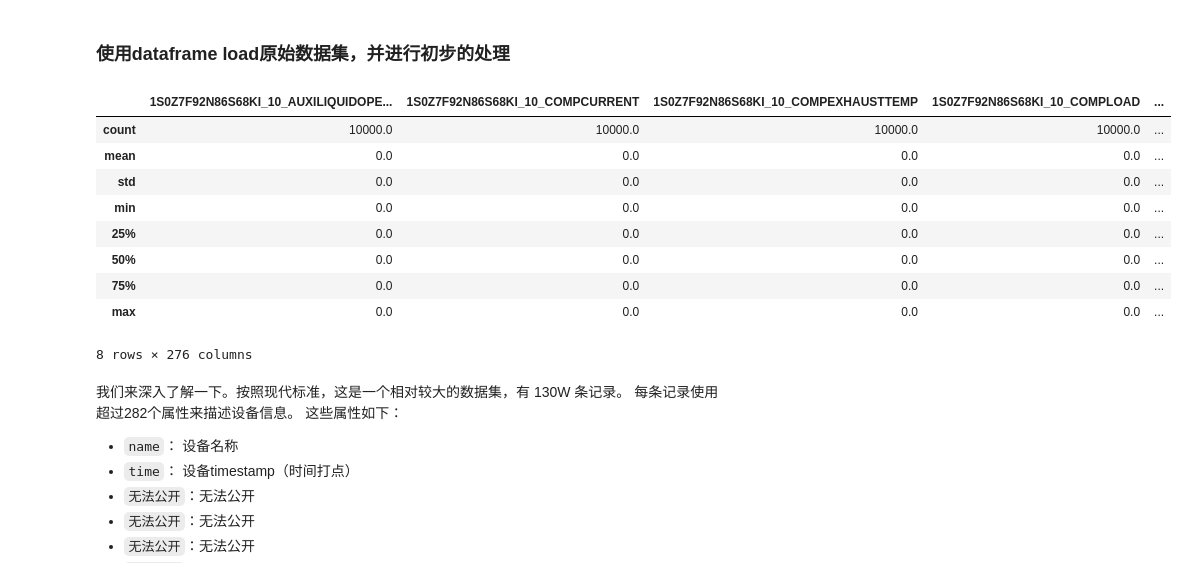
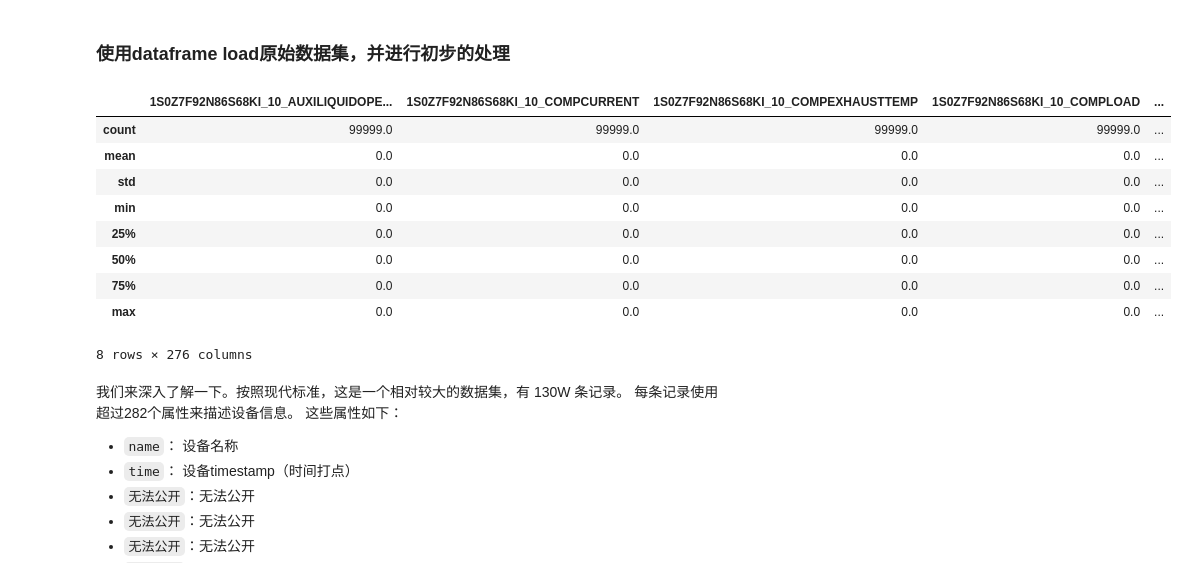
Before and after one commit to liangyimingcom/Use-SageMaker_XGBoost-convert-Time-Series-into-Supervised-Learning-for-predictive-maintenance, a Jupyter notebook: Step04_SageMaker_XGBoost-Data preprocessing_and_feature_engineering.ipynb, the cells around one changed output. Saved outputs shown, nothing was run; the diff lists cells and outputs as text; code cells hidden in the pictures.

```diff
--- a/Step04_SageMaker_XGBoost-Data preprocessing_and_feature_engineering.ipynb
+++ b/Step04_SageMaker_XGBoost-Data preprocessing_and_feature_engineering.ipynb
@@ -32,27 +32,27 @@ from time import gmtime, strftime, sleep
 # %%
 ## load csv path
 csv_path = './yiming-arraged/10000871-part_ac-part1.csv'
 df = pd.read_csv(csv_path,low_memory=False)
 #df.describe()
 
 #数据清理： 按照时间排序数组后，然后删除时间的属性
 df = df.drop(['MAC', 'SYSTEM_IMEI', 'name', 'TYPEID', 'createTime', 'topic', 'shutTime', 'TIME (2)'], axis=1)
 df['time']=pd.to_datetime(df['time'])
 df.sort_values('time', inplace=True)
 df = df.drop(['time'], axis=1)
 
 #数据清理: 转化 code 到 hascode = true/false
 # 根据hascode属性的请看，添加Ishascode =true/false 的列
 df['hascode'] = (np.where(df['code'].isnull().values, False, True)).astype(object)
 df = df.drop(['code'], axis=1)
 df = df.fillna(0)
 #for testig
-df = df.head(10000)
+#df = df.head(10000)
 
 df.describe()
 # %% [output]
 |  | 1S0Z7F92N86S68KI_10_AUXILIQUIDOPE... | 1S0Z7F92N86S68KI_10_COMPCURRENT | 1S0Z7F92N86S68KI_10_COMPEXHAUSTTEMP | 1S0Z7F92N86S68KI_10_COMPLOAD | ... |
-| count | 10000.0 | 10000.0 | 10000.0 | 10000.0 | ... |
+| count | 99999.0 | 99999.0 | 99999.0 | 99999.0 | ... |
 | mean | 0.0 | 0.0 | 0.0 | 0.0 | ... |
 | std | 0.0 | 0.0 | 0.0 | 0.0 | ... |
 | min | 0.0 | 0.0 | 0.0 | 0.0 | ... |
```
Also changed, not shown: parts of 6 cells of this notebook.
